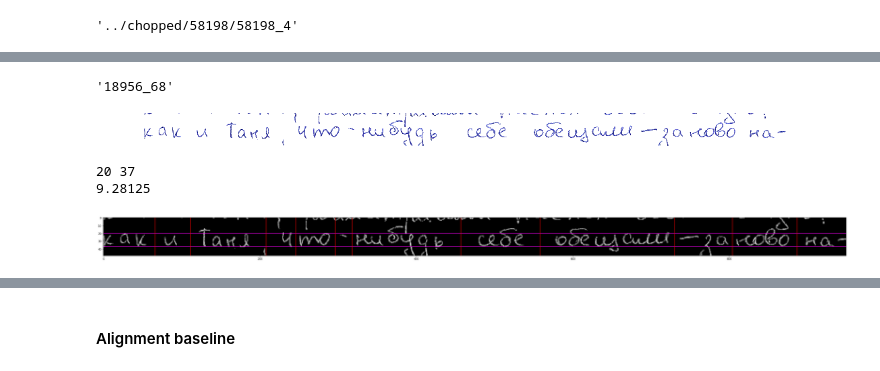
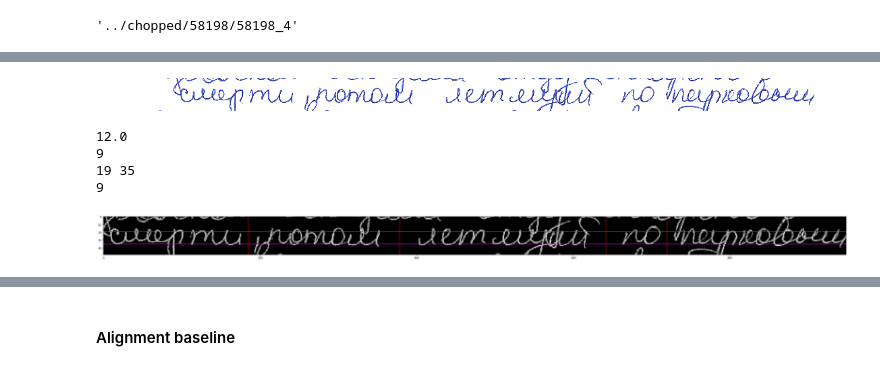
Before and after one commit to EmilNadimanov/disser, a Jupyter notebook: code/WordExtraction.ipynb, the cells around one changed output, grey strips where cells are left out. Saved outputs shown, nothing was run; the diff lists cells and outputs as text; code cells hidden in the pictures.

Commit message:
Augmentation and word extraction updated

```diff
--- a/code/WordExtraction.ipynb
+++ b/code/WordExtraction.ipynb
@@ -216,20 +368,30 @@ WORK_PATHS[randint(0, len(WORK_PATHS)-1)]
-# %%
-work.work_id
-# %% [output]
-'18956_68'
 # %%
-work = Work('../chopped/18956/18956_26')
+work = Work(WORK_PATHS[randint(0, len(WORK_PATHS)-1)])
 page = work.pages[randint(0, len(work.pages)-1)]
 line = page.lines[randint(0, len(page.lines)-1)]
 line.image
 # %% [output]
-[figure, old version]
+[figure, new version]
 # %%
-"""CONDENSED NOTCHES DEMO"""
+"""EXTRACT WORDS DEMO"""
 h, w = line.bin_img.shape
 figure(figsize=(50, 50))
 
-minn, med, maxx = find_axis(line.bin_img, 50)
+notches_groups_lengths = list()
+for each in [line for page in work.pages for line in page.lines]:
+    _, _, grouped_consecutive_notches = get_notches_groups(each)
+    sequenses_lengths = [len(group) for group in grouped_consecutive_notches]
+    notches_groups_lengths.extend(sequenses_lengths)
+
+# Take the Nth percentile of the collection of consecutive groups lengths
+empty_space_min_len = np.percentile(notches_groups_lengths, 75)
+print(empty_space_min_len)
+# take the Nth largest group, given N spaces in the whole text
+notches_groups_lengths.sort(reverse=True)
+empty_space_min_len = notches_groups_lengths[300]
+print(empty_space_min_len)
+
+minn, med, maxx = find_axis(line.bin_img, LINE_PROJECTION_PERCENTILE)
 print(minn, maxx)
 _, trims = trim_bin(line.bin_img[minn:maxx], return_trims=True)
 upper_part = line.bin_img[:med, trims['l']:trims['r']]
@@ -249,7 +411,7 @@ for notch in lower_part_notches | middle_part_notches | upper_part_notches:
         merged_notches.add(notch)
 
 continuous_notches = groupc(merged_notches)
-empty_space_min_len = np.average([sum(map(len,continuous_notches)) / len(continuous_notches), 7])
+# empty_space_min_len = np.average([sum(map(len,continuous_notches)) / len(continuous_notches), 7])
 # filter out small spaces
 continuous_notches = list(filter(lambda x: len(x) > empty_space_min_len, continuous_notches))
 print(empty_space_min_len)
@@ -267,6 +429,8 @@ plt.imshow(shown, 'gray')
 for x in condensed_notches:
     plt.axvline(x=x,color='red')
 # %% [output]
-20 37
-9.28125
+12.0
+9
+19 35
+9
-[figure, old version]
+[figure, new version]
```
Also changed, not shown: parts of 25 cells of this notebook, 1 other file.
